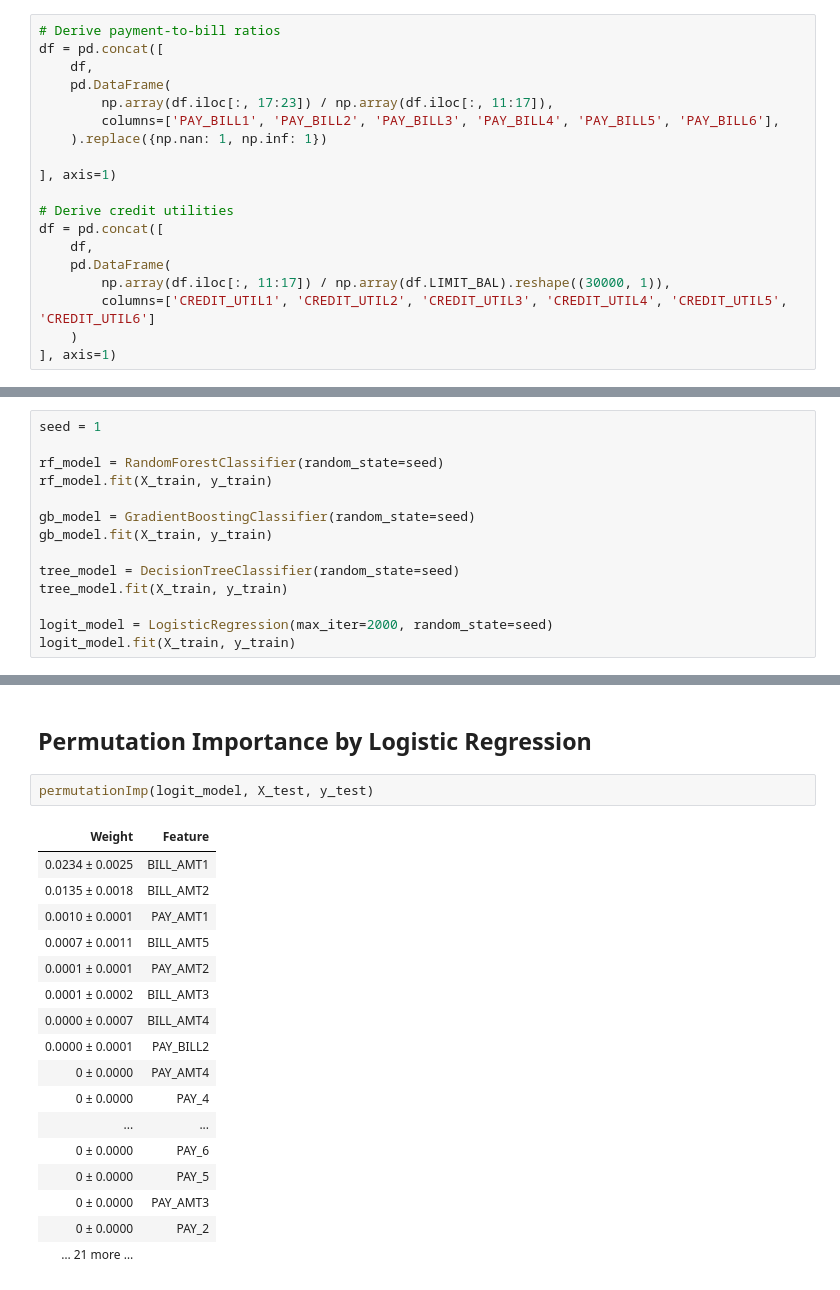
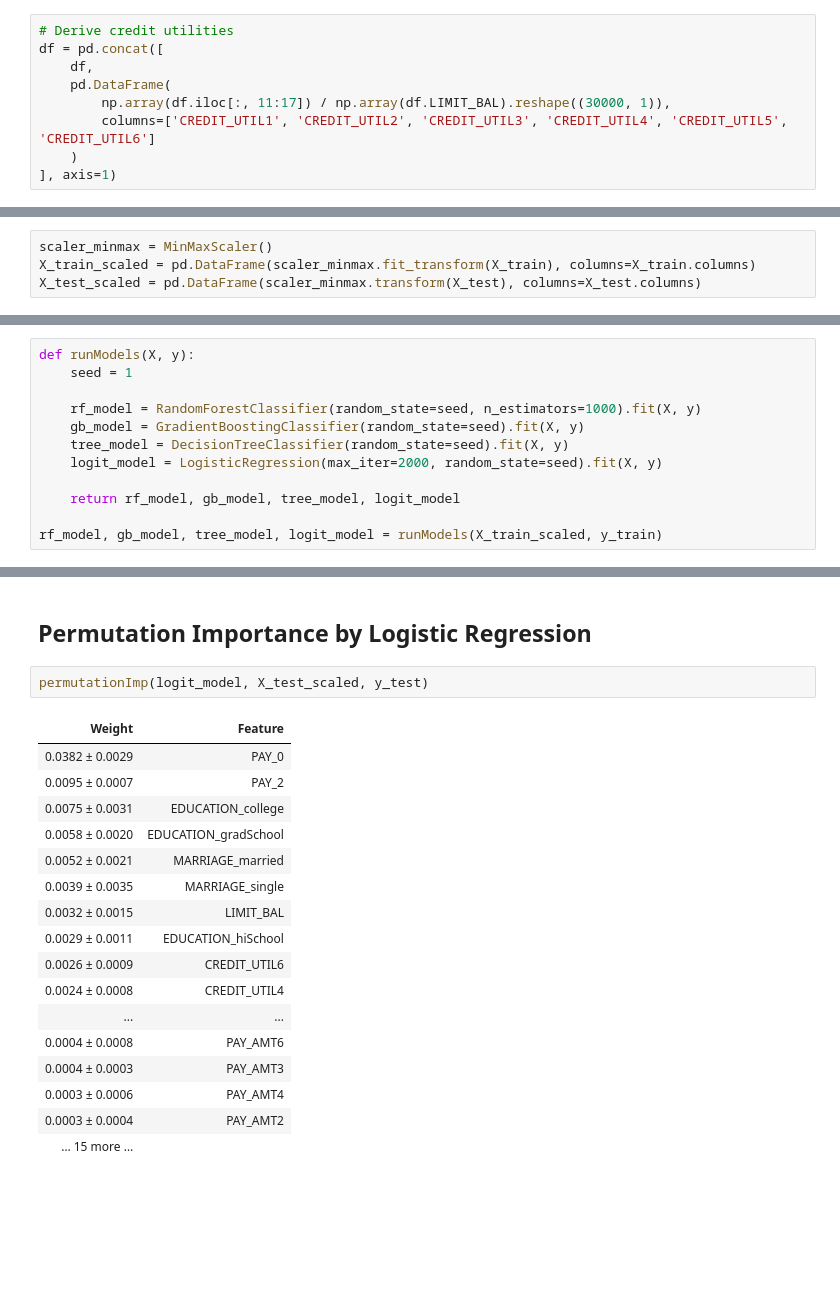
Before and after one commit to markczhang/domain_knowledge_machine_learning_approach, a Jupyter notebook: credit card payment default.ipynb, the cells around one changed output, grey strips where cells are left out. Cells and saved outputs as stored; diff of their text form; blank space fills up the shorter version.

```diff
--- a/credit card payment default.ipynb
+++ b/credit card payment default.ipynb
@@ -44,16 +45,6 @@ df.y = np.where(df.y == 1, 'yes', 'no');
 # %% [markdown]
 ## Feature Engineering
 # %%
-# Derive payment-to-bill ratios
-df = pd.concat([
-    df,
-    pd.DataFrame(
-        np.array(df.iloc[:, 17:23]) / np.array(df.iloc[:, 11:17]),
-        columns=['PAY_BILL1', 'PAY_BILL2', 'PAY_BILL3', 'PAY_BILL4', 'PAY_BILL5', 'PAY_BILL6'],
-    ).replace({np.nan: 1, np.inf: 1})
-
-], axis=1)
-
 # Derive credit utilities
 df = pd.concat([
     df,
@@ -90,16 +83,18 @@ for i in range(0, 8):
+# %%
+scaler_minmax = MinMaxScaler()
+X_train_scaled = pd.DataFrame(scaler_minmax.fit_transform(X_train), columns=X_train.columns)
+X_test_scaled = pd.DataFrame(scaler_minmax.transform(X_test), columns=X_test.columns)
 # %% [markdown]
 ## Fit Models
 # %%
-seed = 1
+def runModels(X, y):
+    seed = 1
 
-rf_model = RandomForestClassifier(random_state=seed)
-rf_model.fit(X_train, y_train)
+    rf_model = RandomForestClassifier(random_state=seed, n_estimators=1000).fit(X, y)
+    gb_model = GradientBoostingClassifier(random_state=seed).fit(X, y)
+    tree_model = DecisionTreeClassifier(random_state=seed).fit(X, y)
+    logit_model = LogisticRegression(max_iter=2000, random_state=seed).fit(X, y)
 
-gb_model = GradientBoostingClassifier(random_state=seed)
-gb_model.fit(X_train, y_train)
+    return rf_model, gb_model, tree_model, logit_model
 
-tree_model = DecisionTreeClassifier(random_state=seed)
-tree_model.fit(X_train, y_train)
-
-logit_model = LogisticRegression(max_iter=2000, random_state=seed)
-logit_model.fit(X_train, y_train)
+rf_model, gb_model, tree_model, logit_model = runModels(X_train_scaled, y_train)
@@ -194,22 +187,22 @@ permutationImp(gb_model, X_test, y_test)
 # %% [markdown]
 ## Permutation Importance by Logistic Regression
 # %%
-permutationImp(logit_model, X_test, y_test)
+permutationImp(logit_model, X_test_scaled, y_test)
 # %% [output]
 | Weight | Feature |
-| 0.0234 ± 0.0025 | BILL_AMT1 |
-| 0.0135 ± 0.0018 | BILL_AMT2 |
-| 0.0010 ± 0.0001 | PAY_AMT1 |
-| 0.0007 ± 0.0011 | BILL_AMT5 |
-| 0.0001 ± 0.0001 | PAY_AMT2 |
-| 0.0001 ± 0.0002 | BILL_AMT3 |
-| 0.0000 ± 0.0007 | BILL_AMT4 |
-| 0.0000 ± 0.0001 | PAY_BILL2 |
-| 0 ± 0.0000 | PAY_AMT4 |
-| 0 ± 0.0000 | PAY_4 |
+| 0.0382 ± 0.0029 | PAY_0 |
+| 0.0095 ± 0.0007 | PAY_2 |
+| 0.0075 ± 0.0031 | EDUCATION_college |
+| 0.0058 ± 0.0020 | EDUCATION_gradSchool |
+| 0.0052 ± 0.0021 | MARRIAGE_married |
+| 0.0039 ± 0.0035 | MARRIAGE_single |
+| 0.0032 ± 0.0015 | LIMIT_BAL |
+| 0.0029 ± 0.0011 | EDUCATION_hiSchool |
+| 0.0026 ± 0.0009 | CREDIT_UTIL6 |
+| 0.0024 ± 0.0008 | CREDIT_UTIL4 |
 | ... | ... |
-| 0 ± 0.0000 | PAY_6 |
-| 0 ± 0.0000 | PAY_5 |
-| 0 ± 0.0000 | PAY_AMT3 |
-| 0 ± 0.0000 | PAY_2 |
-| … 21 more … |  |
+| 0.0004 ± 0.0008 | PAY_AMT6 |
+| 0.0004 ± 0.0003 | PAY_AMT3 |
+| 0.0003 ± 0.0006 | PAY_AMT4 |
+| 0.0003 ± 0.0004 | PAY_AMT2 |
+| … 15 more … |  |
```
Also changed, not shown: parts of 14 cells of this notebook.
